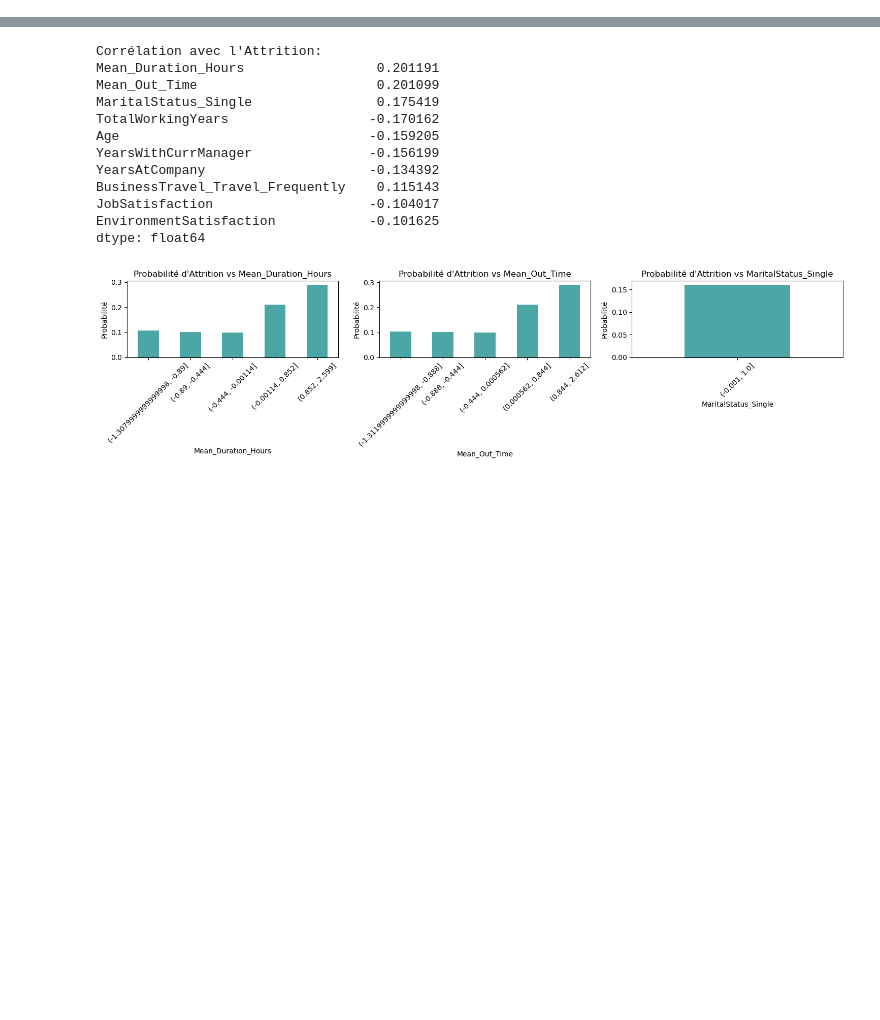
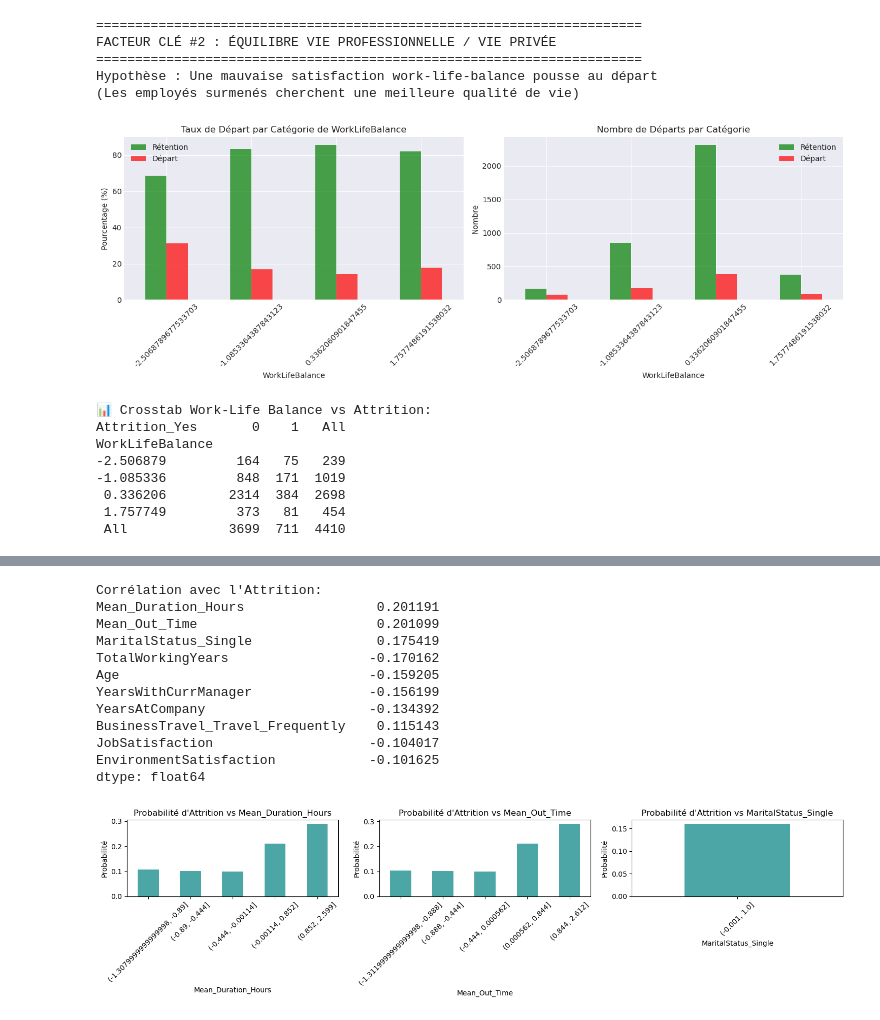
Before and after one commit to AlbanCLV/MachineLearning, a Jupyter notebook: Projet/Classification.ipynb, the cells around one changed output, grey strips where cells are left out. Cells and saved outputs as stored; diff of their text form; code cells hidden in the pictures; blank space fills up the shorter version.

```diff
--- a/Projet/Classification.ipynb
+++ b/Projet/Classification.ipynb
@@ -111,0 +272,31 @@ plt.show()
+# %%
+# 🎯 Plot 2 : Impact de l'Équilibre Vie Pro / Vie Perso
+print("\n" + "="*70)
+print("FACTEUR CLÉ #2 : ÉQUILIBRE VIE PROFESSIONNELLE / VIE PRIVÉE")
+print("="*70)
+print("Hypothèse : Une mauvaise satisfaction work-life-balance pousse au départ")
+print("(Les employés surmenés cherchent une meilleure qualité de vie)")
+
+if 'WorkLifeBalance' in df.columns:
+    plot_attrition_relation(df, 'WorkLifeBalance', target_col, plot_type='bar')
+
+    print("\n📊 Crosstab Work-Life Balance vs Attrition:")
+    ct = pd.crosstab(df['WorkLifeBalance'], df[target_col], margins=True)
+    print(ct)
+else:
+    print("⚠️  WorkLifeBalance non trouvée dans le dataset.")
+# %% [output]
+======================================================================
+FACTEUR CLÉ #2 : ÉQUILIBRE VIE PROFESSIONNELLE / VIE PRIVÉE
+======================================================================
+Hypothèse : Une mauvaise satisfaction work-life-balance pousse au départ
+(Les employés surmenés cherchent une meilleure qualité de vie)
+[figure, added]
+📊 Crosstab Work-Life Balance vs Attrition:
+Attrition_Yes       0    1   All
+WorkLifeBalance
+-2.506879         164   75   239
+-1.085336         848  171  1019
+ 0.336206        2314  384  2698
+ 1.757749         373   81   454
+ All             3699  711  4410
```
Also changed, not shown: parts of 38 cells of this notebook, 6 other files.
